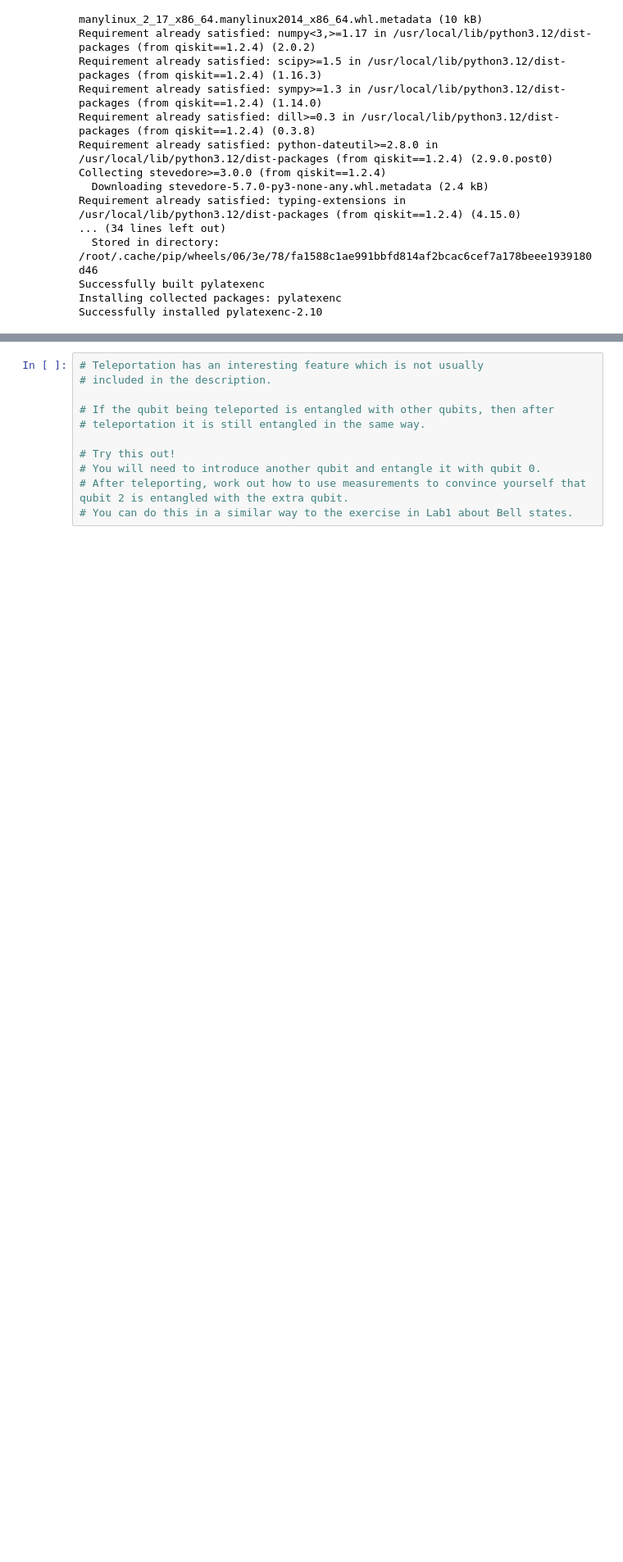
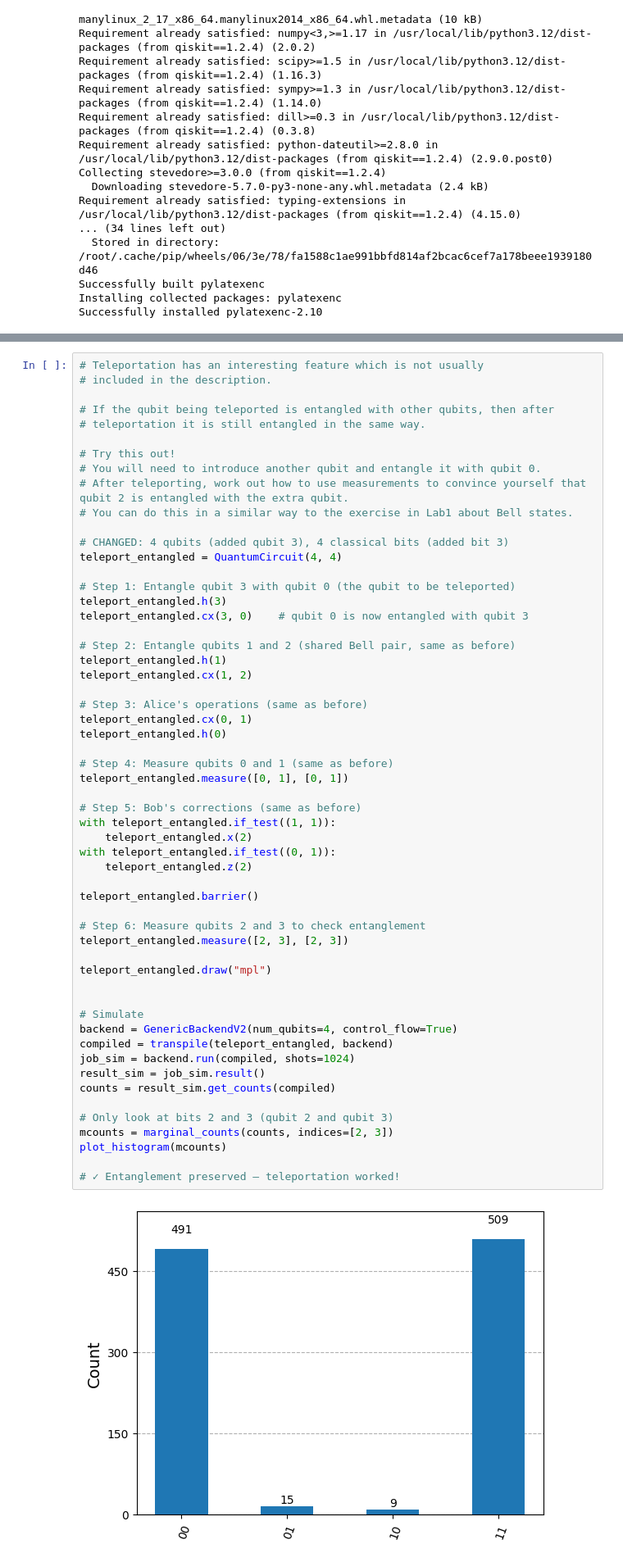
Before and after one commit to tri-o-na/SIT-UofG-STET-Labs, a Jupyter notebook: QC-Lab2-B.ipynb, the cells around one changed output, grey strips where cells are left out. Shown at 82% size. Drawn from its saved outputs; the diff is of its cells as text; blank space fills up the shorter version.

```diff
--- a/QC-Lab2-B.ipynb
+++ b/QC-Lab2-B.ipynb
@@ -99,11 +102,58 @@ plot_histogram(mcounts)
 # %%
 # Teleportation has an interesting feature which is not usually
 # included in the description.
 
 # If the qubit being teleported is entangled with other qubits, then after
 # teleportation it is still entangled in the same way.
 
 # Try this out!
 # You will need to introduce another qubit and entangle it with qubit 0.
 # After teleporting, work out how to use measurements to convince yourself that qubit 2 is entangled with the extra qubit.
 # You can do this in a similar way to the exercise in Lab1 about Bell states.
+
+# CHANGED: 4 qubits (added qubit 3), 4 classical bits (added bit 3)
+teleport_entangled = QuantumCircuit(4, 4)
+
+# Step 1: Entangle qubit 3 with qubit 0 (the qubit to be teleported)
+teleport_entangled.h(3)
+teleport_entangled.cx(3, 0)    # qubit 0 is now entangled with qubit 3
+
+# Step 2: Entangle qubits 1 and 2 (shared Bell pair, same as before)
+teleport_entangled.h(1)
+teleport_entangled.cx(1, 2)
+
+# Step 3: Alice's operations (same as before)
+teleport_entangled.cx(0, 1)
+teleport_entangled.h(0)
+
+# Step 4: Measure qubits 0 and 1 (same as before)
+teleport_entangled.measure([0, 1], [0, 1])
+
+# Step 5: Bob's corrections (same as before)
+with teleport_entangled.if_test((1, 1)):
+    teleport_entangled.x(2)
+with teleport_entangled.if_test((0, 1)):
+    teleport_entangled.z(2)
+
+teleport_entangled.barrier()
+
+# Step 6: Measure qubits 2 and 3 to check entanglement
+teleport_entangled.measure([2, 3], [2, 3])
+
+teleport_entangled.draw("mpl")
+
+
+# Simulate
+backend = GenericBackendV2(num_qubits=4, control_flow=True)
+compiled = transpile(teleport_entangled, backend)
+job_sim = backend.run(compiled, shots=1024)
+result_sim = job_sim.result()
+counts = result_sim.get_counts(compiled)
+
+# Only look at bits 2 and 3 (qubit 2 and qubit 3)
+mcounts = marginal_counts(counts, indices=[2, 3])
+plot_histogram(mcounts)
+
+# ✓ Entanglement preserved — teleportation worked!
+# %% [output]
+[figure, added]
```
Also changed, not shown: parts of 3 cells of this notebook.
